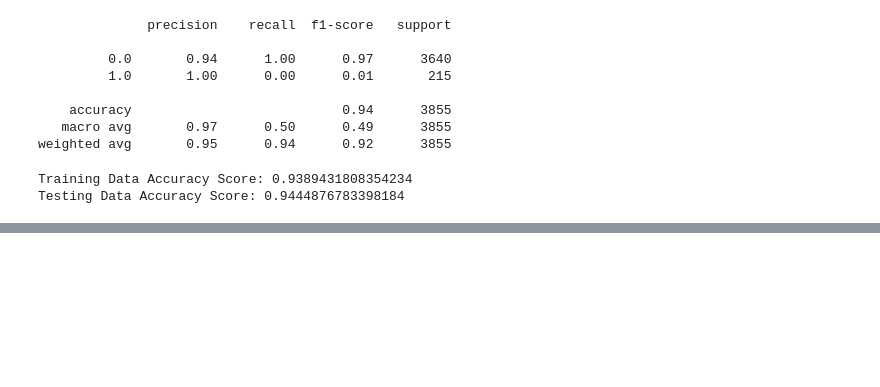
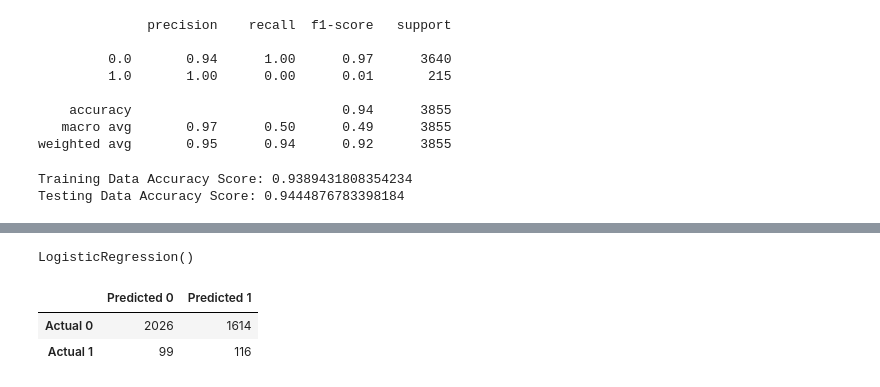
Before and after one commit to idamanue/Project-2, a Jupyter notebook: Chelsea_oracle_cleaning.ipynb, the cells around one changed output, grey strips where cells are left out. Drawn from its saved outputs; the diff is of its cells as text; code cells hidden in the pictures; blank space fills up the shorter version.

```diff
--- a/Chelsea_oracle_cleaning.ipynb
+++ b/Chelsea_oracle_cleaning.ipynb
@@ -431,0 +457,9 @@ Testing Data Accuracy Score: 0.9444876783398184
+# %%
+# Import RandomUnderSampler from imblearn
+from imblearn.under_sampling import RandomUnderSampler
+
+# Instantiate a RandomUnderSampler instance
+rus_model = RandomUnderSampler(random_state=1)
+
+# Fit the original training data to the random_undersampler model
+X_undersampled, y_undersampled = rus_model.fit_resample(X_train_scaled, y_train)
@@ -431,0 +508,22 @@ Testing Data Accuracy Score: 0.9444876783398184
+# %%
+# Instantiate a new LR model
+lr_model_undersampled = LogisticRegression()
+
+# Fit the oversampled data the new model
+lr_model_undersampled.fit(X_undersampled, y_undersampled)
+# %% [output]
+LogisticRegression()
+# %%
+# Predict labels for undersampled testing features
+undersampled_test_predictions = lr_model_undersampled.predict(X_test_scaled)
+# %%
+# View Confusion Matrix for Model on Undersampled Data
+undersampled_conf_matrix = confusion_matrix(y_test, undersampled_test_predictions)
+
+# Put Confusion matrix into Dataframe
+undersampled_matrix = pd.DataFrame(undersampled_conf_matrix, index=['Actual 0', 'Actual 1'], columns=['Predicted 0', 'Predicted 1'])
+undersampled_matrix
+# %% [output]
+|  | Predicted 0 | Predicted 1 |
+| Actual 0 | 2026 | 1614 |
+| Actual 1 | 99 | 116 |
```
Also changed, not shown: parts of 14 cells of this notebook, 1 other file.
